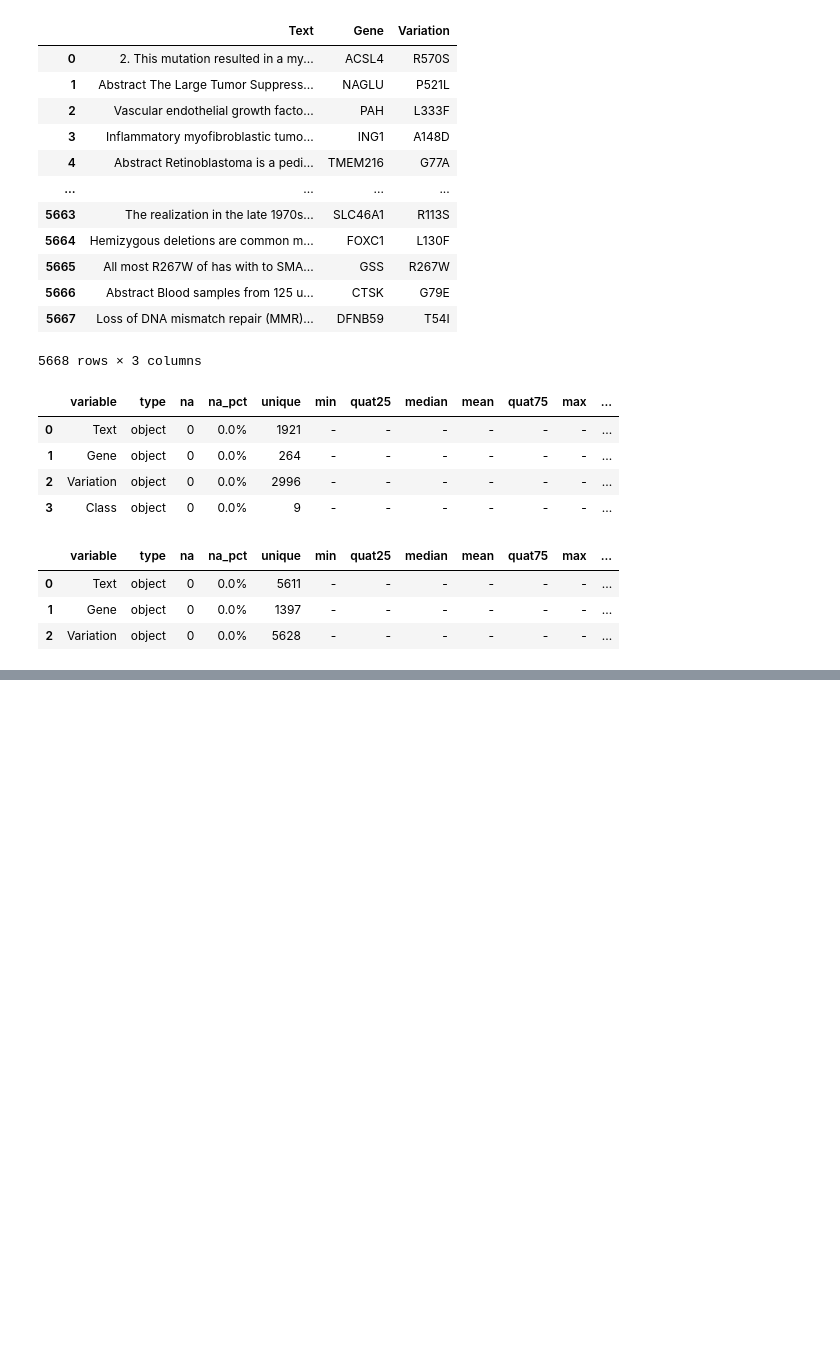
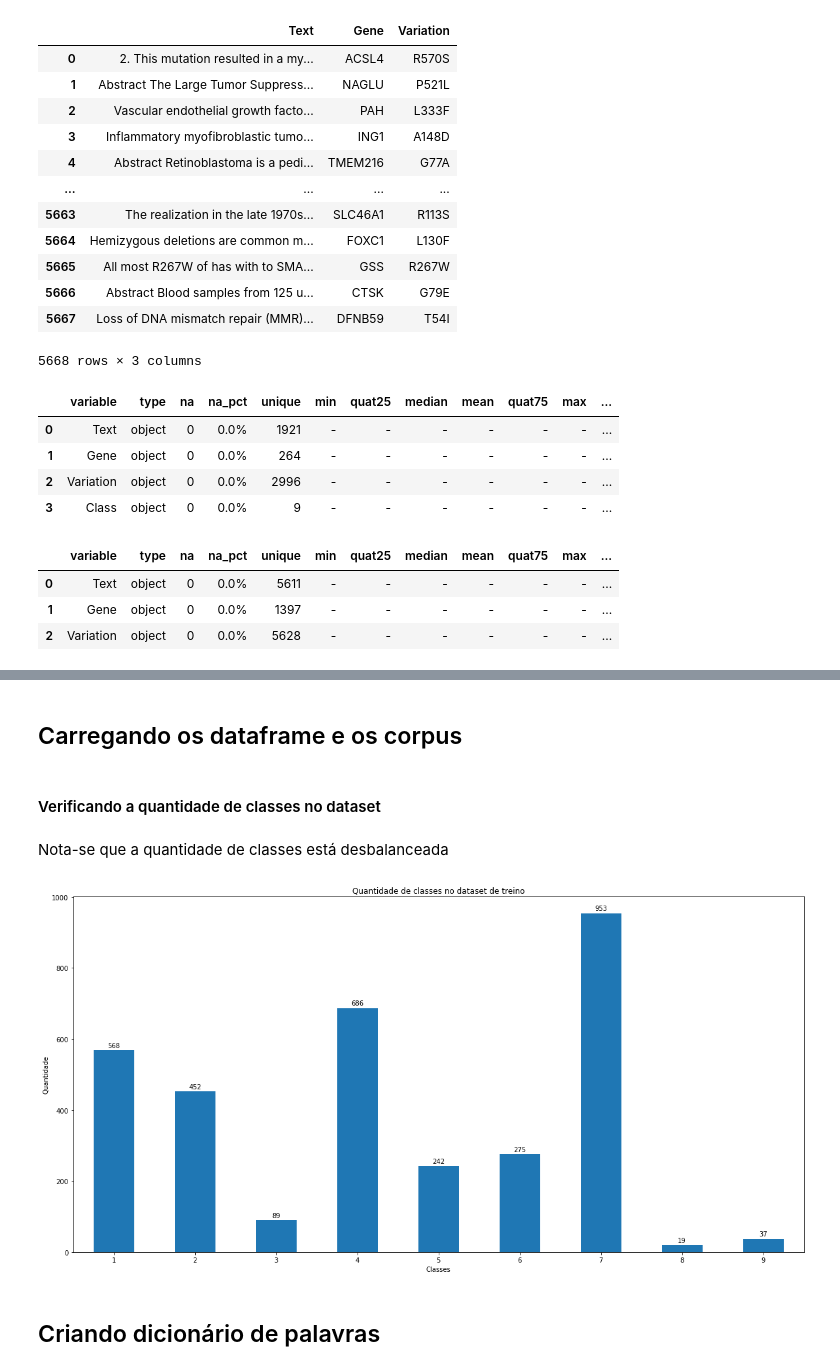
Before and after one commit to ohbtorres/MedicinaPersonalizadaRedefinindoTratamentoCancer, a Jupyter notebook: MPRTC.ipynb, the cells around one changed output, grey strips where cells are left out. Cells and saved outputs as stored; diff of their text form; code cells hidden in the pictures; blank space fills up the shorter version.

```diff
--- a/MPRTC.ipynb
+++ b/MPRTC.ipynb
@@ -233,0 +297,37 @@ doc
+# %% [markdown]
+## Carregando os dataframe e os corpus
+# %%
+#Carregando novamente os dados. Por demorar para realizar a função corpusnization para tanto os dados de treino quanto os dados de teste,
+#criamos um checkpoint aqui para dar continuidade ao trabalho mais rapidamente
+
+with open('teste_corpus.pkl', 'rb') as f:
+       teste_corpus = pickle.load(f)
+
+with open('treino_corpus.pkl', 'rb') as f:
+        treino_corpus = pickle.load(f)
+
+df_training = pd.read_csv("df_training.csv")
+df_test = pd.read_csv("df_test.csv")
+# %% [markdown]
+#### Verificando a quantidade de classes no dataset
+# %% [markdown]
+Nota-se que a quantidade de classes está desbalanceada
+# %%
+plt.figure(figsize=(20,10))
+ax = df_training["Class"].value_counts().sort_index().plot(kind = "bar")
+plt.xticks(rotation = 0)
+plt.xlabel("Classes")
+plt.ylabel("Quantidade")
+plt.title("Quantidade de classes no dataset de treino")
+rects = ax.patches
+
+for rect, label in zip(rects, list(df_training["Class"].value_counts().sort_index())):
+    height = rect.get_height()
+    ax.text(rect.get_x() + rect.get_width() / 2, height + 5, label,
+            ha='center', va='bottom')
+
+plt.show()
+# %% [output]
+[figure, added]
+# %% [markdown]
+## Criando dicionário de palavras
```
Also changed, not shown: parts of 69 cells of this notebook, 1 other file.
